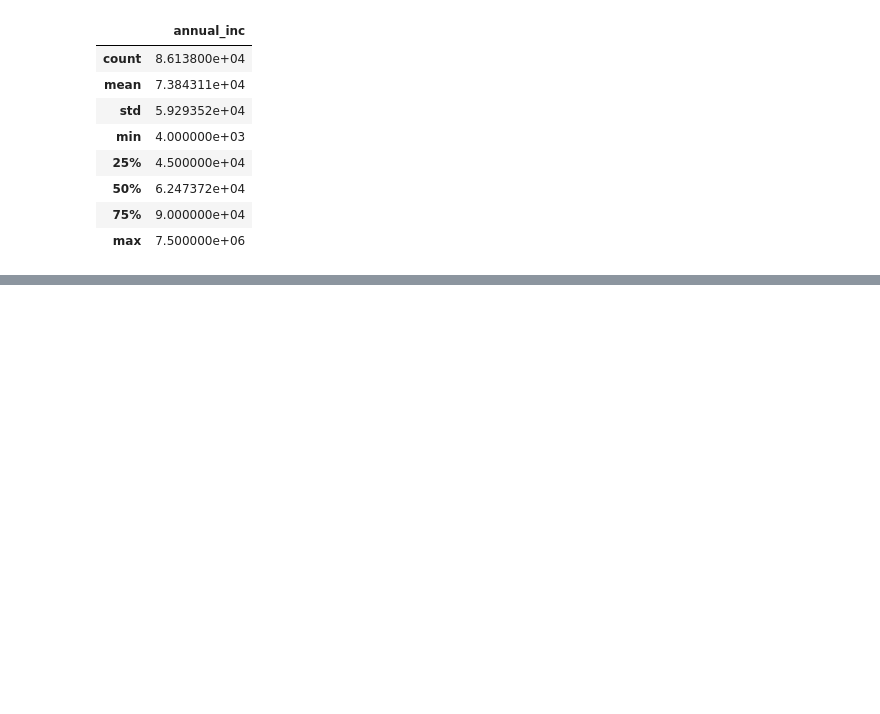
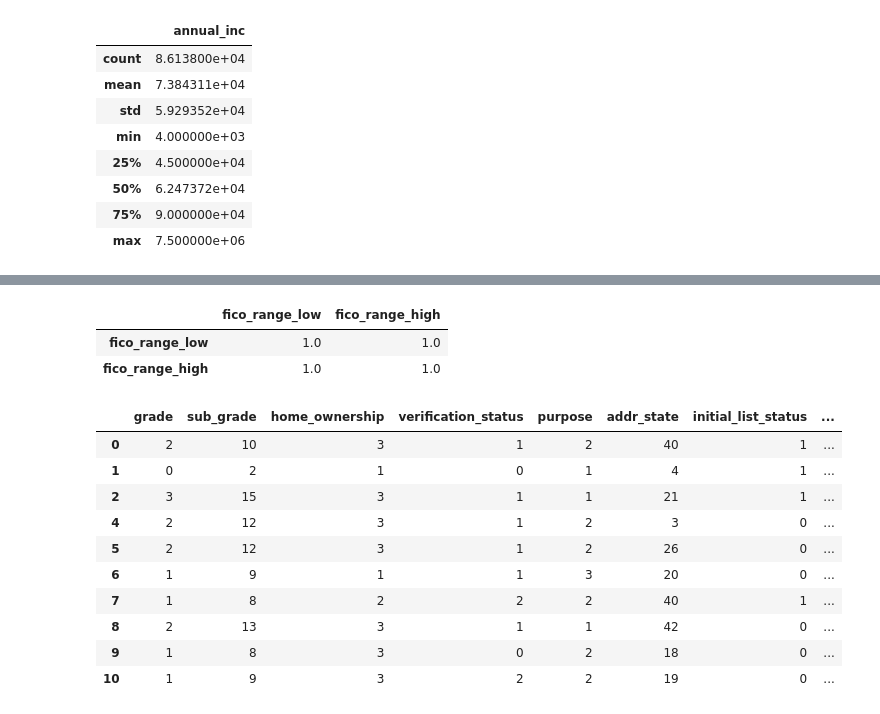
Before and after one commit to askhab2022/ML-Repo, a Jupyter notebook: fin-ml/Loans.ipynb, the cells around one changed output, grey strips where cells are left out. Cells and saved outputs as stored; diff of their text form; code cells hidden in the pictures; blank space fills up the shorter version.

```diff
--- a/fin-ml/Loans.ipynb
+++ b/fin-ml/Loans.ipynb
@@ -322,0 +339,10 @@ dataset["log_annual_inc"]
+# %%
+dataset[["fico_range_low","fico_range_high"]].corr()
+# %% [output]
+|  | fico_range_low | fico_range_high |
+| fico_range_low | 1.0 | 1.0 |
+| fico_range_high | 1.0 | 1.0 |
+# %%
+dataset["fico_score"] = (dataset["fico_range_low"]+ dataset["fico_range_high"]) / 2
+# %%
+dataset.drop(["fico_range_low","fico_range_high"],axis=1,inplace=True)
@@ -322,0 +351,17 @@ dataset["log_annual_inc"]
+# %%
+categorical_cols = dataset.columns[dataset.dtypes==object].tolist()
+le=LabelEncoder()
+dataset[categorical_cols] = dataset[categorical_cols].apply(le.fit_transform)
+dataset[categorical_cols].head(10)
+# %% [output]
+|  | grade | sub_grade | home_ownership | verification_status | purpose | addr_state | initial_list_status | ... |
+| 0 | 2 | 10 | 3 | 1 | 2 | 40 | 1 | ... |
+| 1 | 0 | 2 | 1 | 0 | 1 | 4 | 1 | ... |
+| 2 | 3 | 15 | 3 | 1 | 1 | 21 | 1 | ... |
+| 4 | 2 | 12 | 3 | 1 | 2 | 3 | 0 | ... |
+| 5 | 2 | 12 | 3 | 1 | 2 | 26 | 0 | ... |
+| 6 | 1 | 9 | 1 | 1 | 3 | 20 | 0 | ... |
+| 7 | 1 | 8 | 2 | 2 | 2 | 40 | 1 | ... |
+| 8 | 2 | 13 | 3 | 1 | 1 | 42 | 0 | ... |
+| 9 | 1 | 8 | 3 | 0 | 2 | 18 | 0 | ... |
+| 10 | 1 | 9 | 3 | 2 | 2 | 19 | 0 | ... |
```
Also changed, not shown: parts of 32 cells of this notebook.
